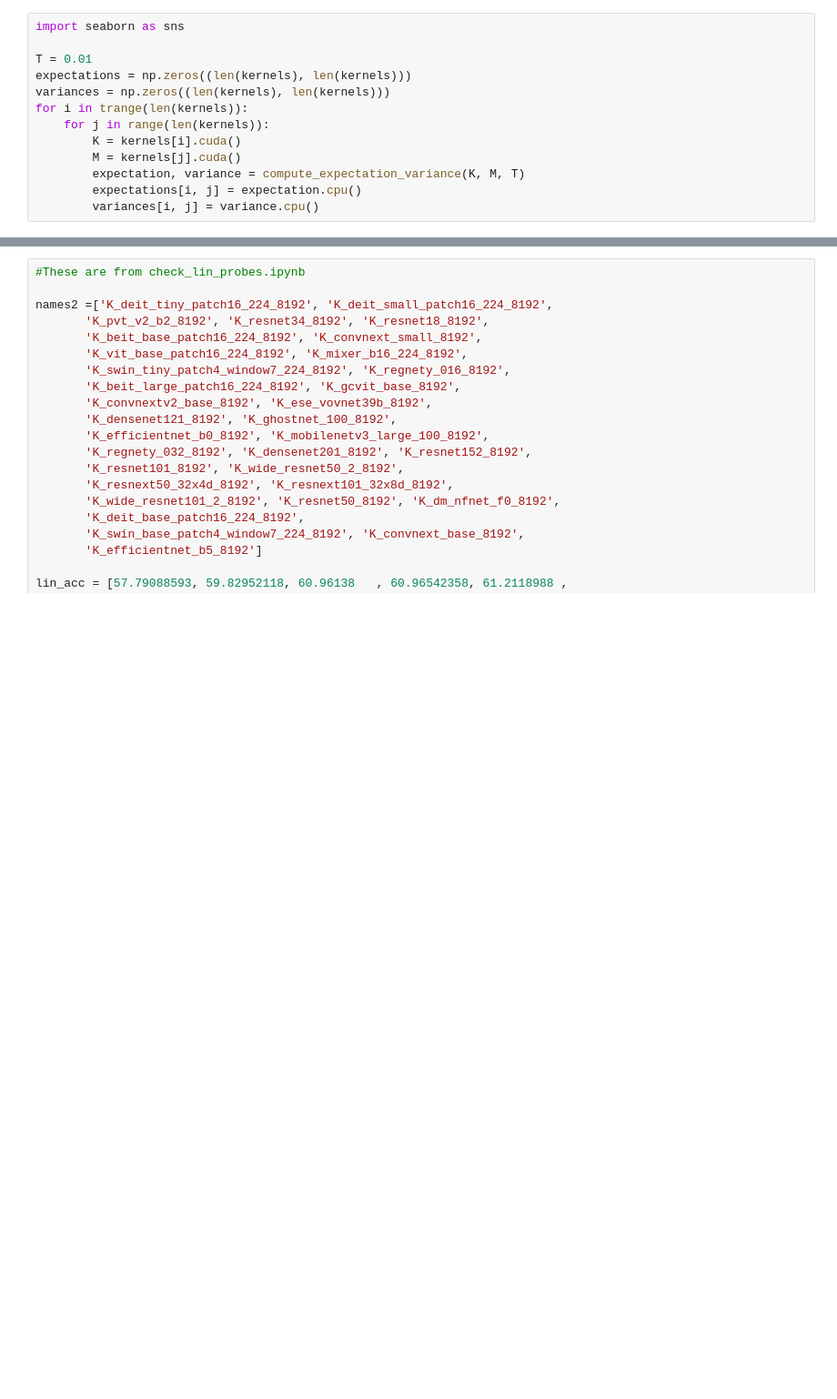
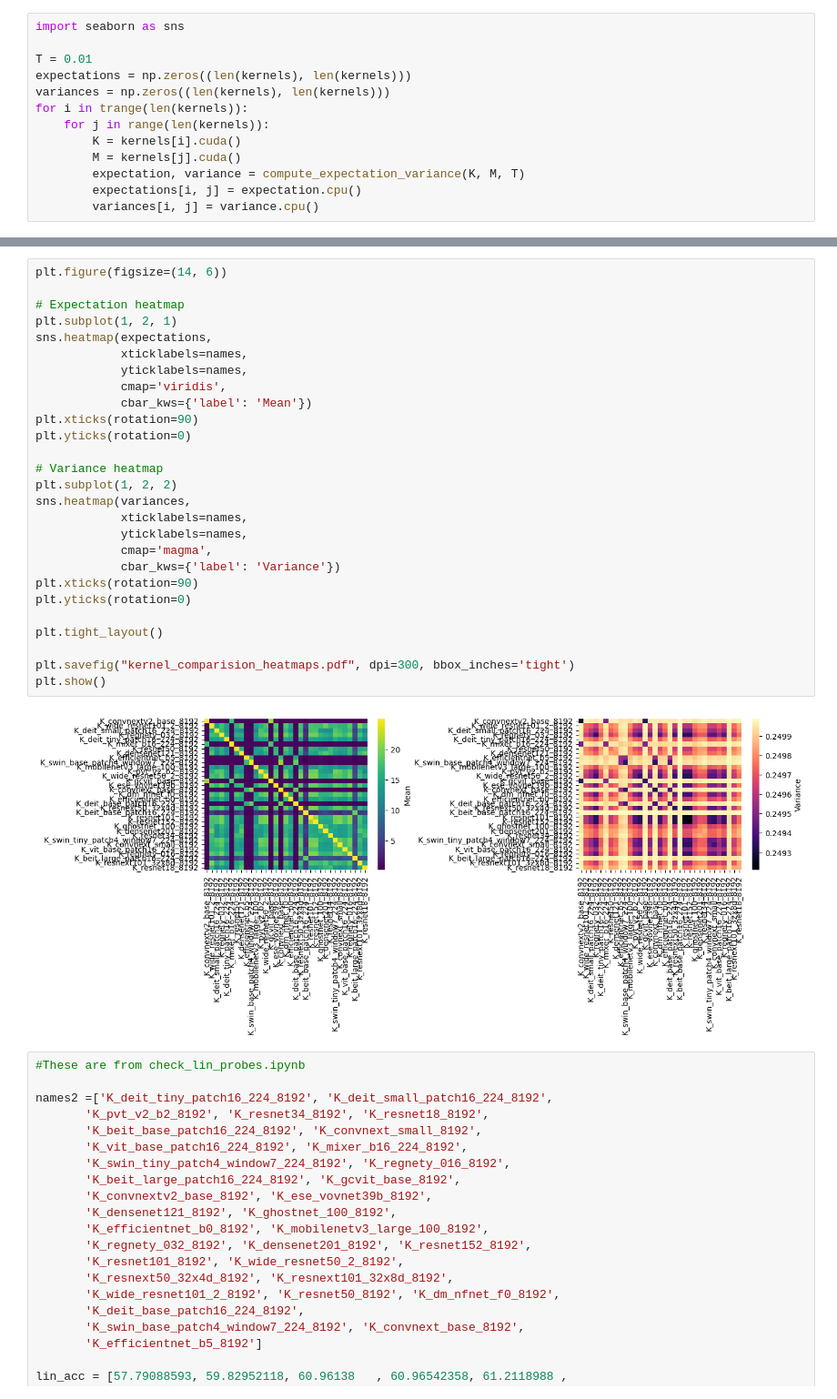
Before and after one commit to niketp03/BirthOfSSL, a Jupyter notebook: imagenet/evalkernels.ipynb, the cells around one changed output, grey strips where cells are left out. Shown at 91% size. Drawn from its saved outputs; the diff is of its cells as text; blank space fills up the shorter version.

```diff
--- a/imagenet/evalkernels.ipynb
+++ b/imagenet/evalkernels.ipynb
@@ -185,3 +214,32 @@ Looks like you are using a tranform that doesn't support FancyArrowPatch, using
+# %%
+plt.figure(figsize=(14, 6))
+
+# Expectation heatmap
+plt.subplot(1, 2, 1)
+sns.heatmap(expectations,
+            xticklabels=names,
+            yticklabels=names,
+            cmap='viridis',
+            cbar_kws={'label': 'Mean'})
+plt.xticks(rotation=90)
+plt.yticks(rotation=0)
+
+# Variance heatmap
+plt.subplot(1, 2, 2)
+sns.heatmap(variances,
+            xticklabels=names,
+            yticklabels=names,
+            cmap='magma',
+            cbar_kws={'label': 'Variance'})
+plt.xticks(rotation=90)
+plt.yticks(rotation=0)
+
+plt.tight_layout()
+
+plt.savefig("kernel_comparision_heatmaps.pdf", dpi=300, bbox_inches='tight')
+plt.show()
+# %% [output]
+[figure, added]
 # %%
 #These are from check_lin_probes.ipynb
 
```
Also changed, not shown: parts of 4 cells of this notebook, 9 other files.
